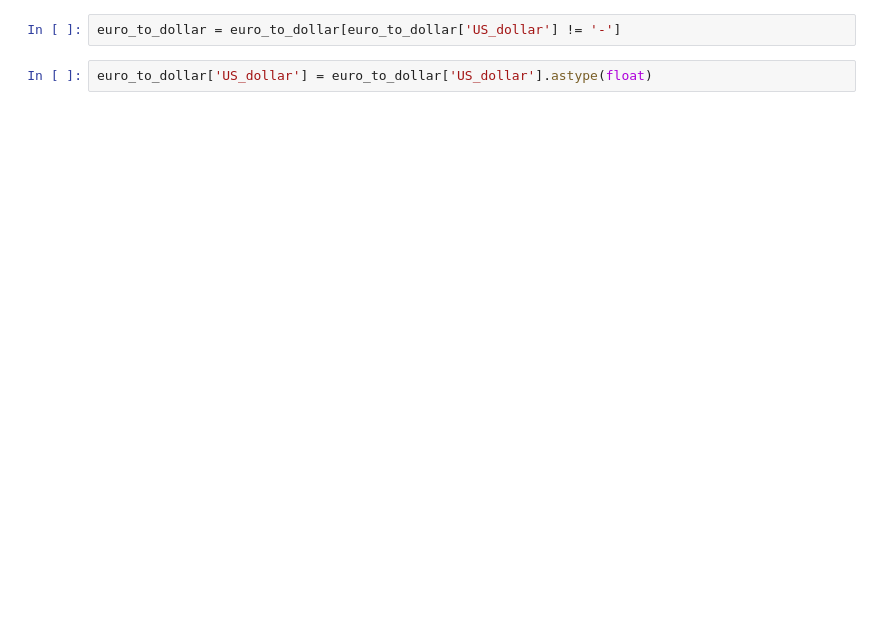
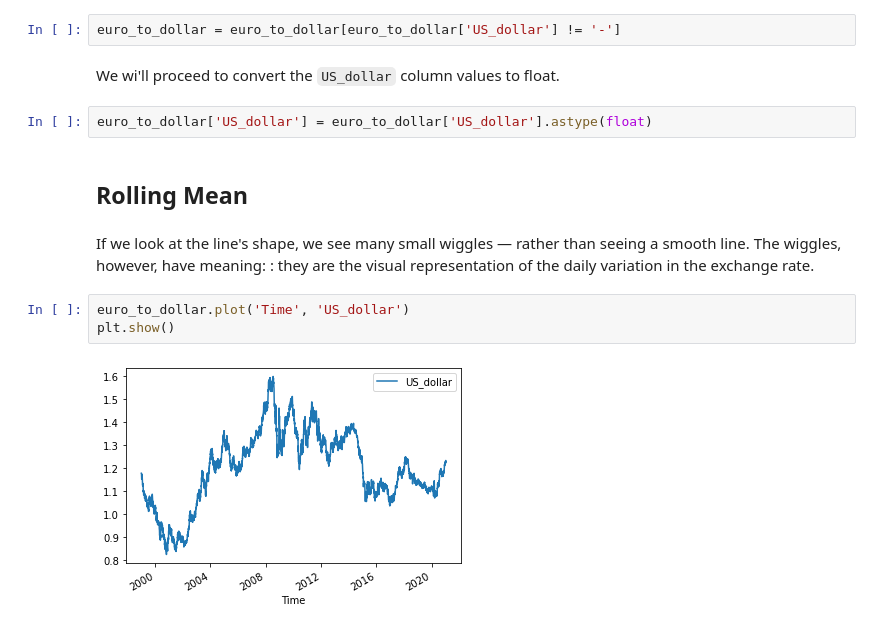
Before and after one commit to aguirredaniel/dataquest-projects, a Jupyter notebook: Storytelling_Data_Visualization_Exchange_Rates/basics.ipynb, the cells around one changed output. Saved outputs shown, nothing was run; the diff lists cells and outputs as text; blank space fills up the shorter version.

Commit message:
3. Rolling Mean

```diff
--- a/Storytelling_Data_Visualization_Exchange_Rates/basics.ipynb
+++ b/Storytelling_Data_Visualization_Exchange_Rates/basics.ipynb
@@ -96,4 +96,15 @@ We can see that there are values in the column with the character `-` they are p
 # %%
 euro_to_dollar = euro_to_dollar[euro_to_dollar['US_dollar'] != '-']
+# %% [markdown]
+We wi'll proceed to convert the `US_dollar` column values to float.
 # %%
 euro_to_dollar['US_dollar'] = euro_to_dollar['US_dollar'].astype(float)
+# %% [markdown]
+##  Rolling Mean
+# %% [markdown]
+If we look at the line's shape, we see many small wiggles — rather than seeing a smooth line. The wiggles, however, have meaning: : they are the visual representation of the daily variation in the exchange rate.
+# %%
+euro_to_dollar.plot('Time', 'US_dollar')
+plt.show()
+# %% [output]
+[figure, added]
```
Also changed, not shown: parts of 5 cells of this notebook.
